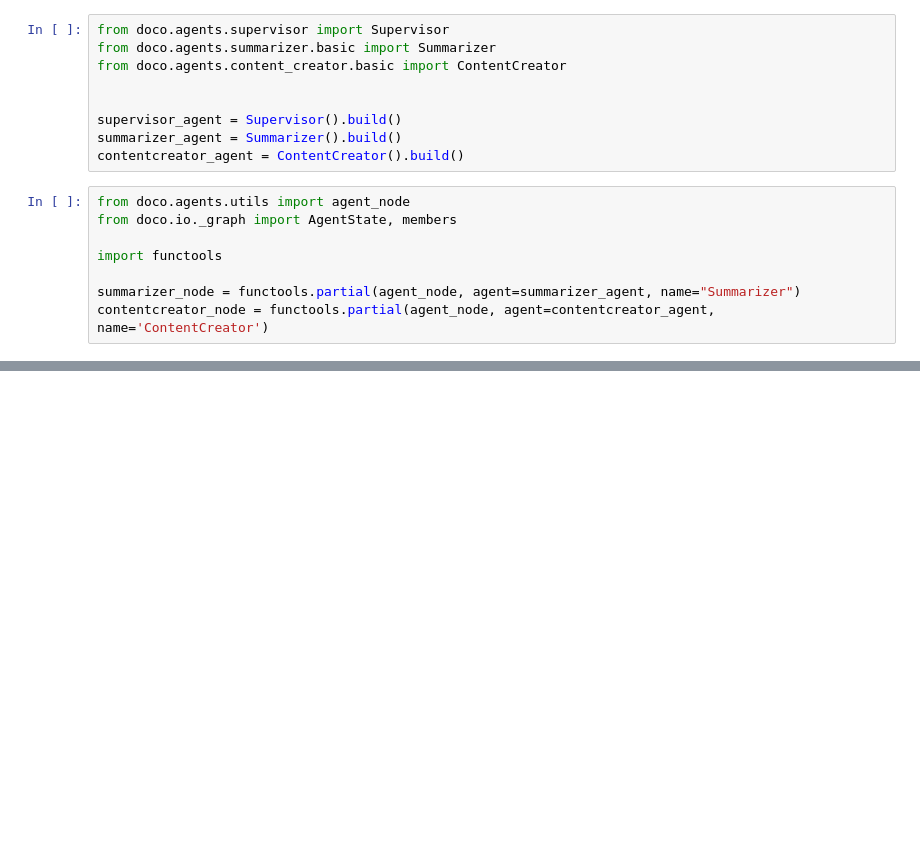
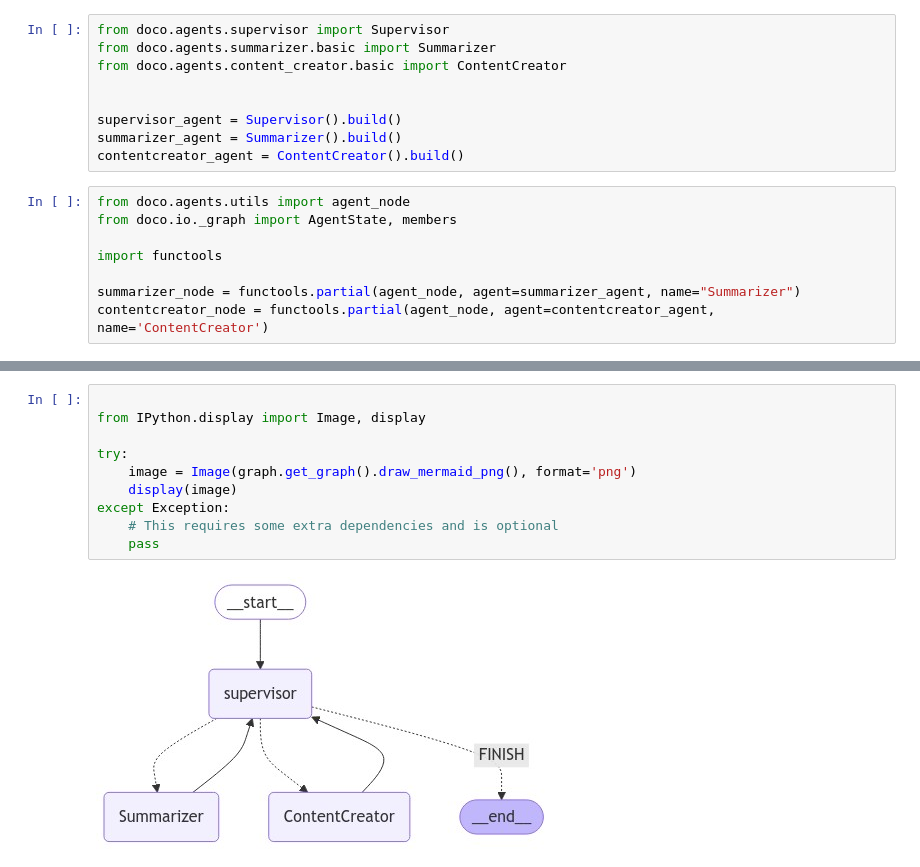
Before and after one commit to MinLee0210/doco, a Jupyter notebook: doco_exp.ipynb, the cells around one changed output, grey strips where cells are left out. Drawn from its saved outputs; the diff is of its cells as text; blank space fills up the shorter version.

```diff
--- a/doco_exp.ipynb
+++ b/doco_exp.ipynb
@@ -51,0 +50,12 @@ ValueError: Found edge starting at unknown node 'Summarizer'
+# %%
+
+from IPython.display import Image, display
+
+try:
+    image = Image(graph.get_graph().draw_mermaid_png(), format='png')
+    display(image)
+except Exception:
+    # This requires some extra dependencies and is optional
+    pass
+# %% [output]
+[figure, added]
```
Also changed, not shown: parts of 2 cells of this notebook, 13 other files.
